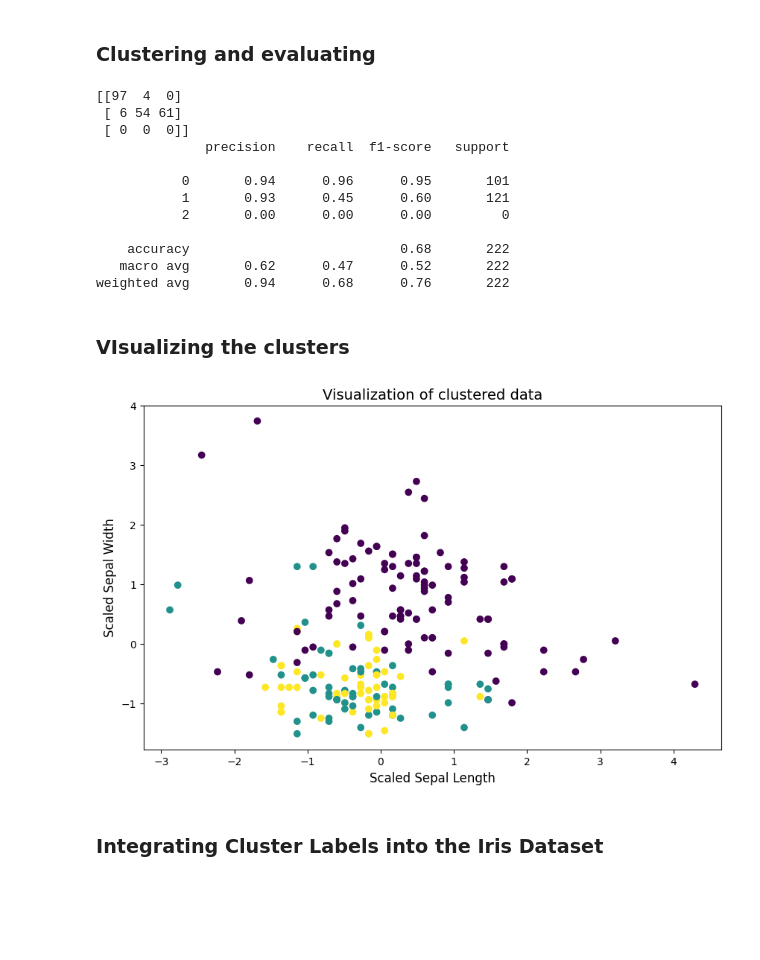
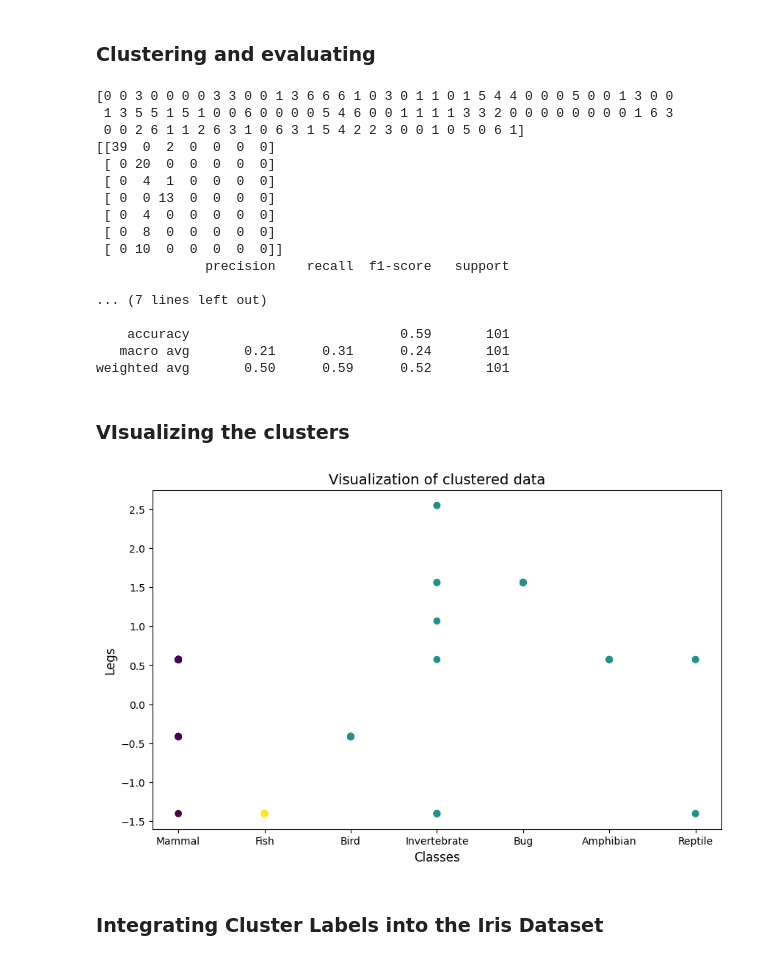
Before and after one commit to L-Anjo/IA23_G03, a Jupyter notebook: Projeto 2/Proj02.ipynb, the cells around one changed output. Cells and saved outputs as stored; diff of their text form; code cells hidden in the pictures; blank space fills up the shorter version.

Commit message:
Clusters

```diff
--- a/Projeto 2/Proj02.ipynb
+++ b/Projeto 2/Proj02.ipynb
@@ -351,22 +258,24 @@ _ = tree.plot_tree(clf_model,
 # %%
 # Import datasets library
 from sklearn import datasets
-iris_file = pd.read_csv('./datasets/wineQuality.csv')
-iris = pd.DataFrame(iris_file)
+zoo_file = pd.read_csv('./datasets/zoo.csv')
+zooClass_file = pd.read_csv('./datasets/zooClass.csv')
+zoo = pd.DataFrame(zoo_file)
+zooClass = pd.DataFrame(zooClass_file)
 
 # Prepare the data
-house_feature_names = iris.columns.values.tolist()[1:]
-house_data = iris[house_feature_names]
-house_target = iris[iris.columns.values.tolist()[0]]
-house_target_names = list(set(house_target))
+zoo_feature_names = [col for col in zoo.columns if col != 'animal_name' and col != 'class_type']
+zoo_data = zoo[zoo_feature_names]
+zoo_feature_names2 = [col for col in zoo.columns if col != 'animal_name']
+zoo_data2 = zoo[zoo_feature_names2[16]]-1
 
 # Preliminary data exploration
-print(house_data.shape)     # Output: (150, 4)
-print(house_feature_names)  # Output: ['sepal length (cm)', ...]
-print(house_data[:13])
+print(zoo_data.shape)     # Output: (150, 4)
+print(zoo_feature_names)  # Output: ['sepal length (cm)', ...]
+
 
 # Preprocessing the data (standardize)
 scaler = StandardScaler()
-scaled_iris = scaler.fit_transform(house_data)
-print(scaled_iris[:13])
+scaled_zoo = scaler.fit_transform(zoo_data)
+print(scaled_zoo)
 # %% [output]
@@ -394,7 +301,7 @@ print(scaled_iris[:13])
 inertia = []
 for i in range(1, 11):
     kmeans = KMeans(n_clusters=i, random_state=42)
-    kmeans.fit(scaled_iris)
+    kmeans.fit(scaled_zoo)
     inertia.append(kmeans.inertia_)# Plot the elbow graph
 
 plt.figure(figsize=(10, 6))
@@ -410,44 +317,46 @@ plt.show()
 # %%
 # Assuming the elbow is at three clusters
 kmeans = KMeans(n_clusters=3, random_state=42)
-clusters = kmeans.fit_predict(scaled_iris)
+clusters = kmeans.fit_predict(scaled_zoo)
 
 # Evaluating
 # print(clusters)
-# Use LabelEncoder to convert string labels to numeric labels
-label_encoder = LabelEncoder()
-house_target_numeric = label_encoder.fit_transform(house_target)
 
 # Adjusting clusters
 adj_clusters = [(x + 2) %3 for x in clusters]
-
-print(confusion_matrix(house_target_numeric, adj_clusters))
-print(classification_report(house_target_numeric, adj_clusters))
+print(zoo_data2.values)
+print(confusion_matrix(zoo_data2.values, adj_clusters))
+print(classification_report(zoo_data2.values, adj_clusters))
 # %% [output]
-[[97  4  0]
- [ 6 54 61]
- [ 0  0  0]]
+[0 0 3 0 0 0 0 3 3 0 0 1 3 6 6 6 1 0 3 0 1 1 0 1 5 4 4 0 0 0 5 0 0 1 3 0 0
+ 1 3 5 5 1 5 1 0 0 6 0 0 0 0 5 4 6 0 0 1 1 1 1 3 3 2 0 0 0 0 0 0 0 0 1 6 3
+ 0 0 2 6 1 1 2 6 3 1 0 6 3 1 5 4 2 2 3 0 0 1 0 5 0 6 1]
+[[39  0  2  0  0  0  0]
+ [ 0 20  0  0  0  0  0]
+ [ 0  4  1  0  0  0  0]
+ [ 0  0 13  0  0  0  0]
+ [ 0  4  0  0  0  0  0]
+ [ 0  8  0  0  0  0  0]
+ [ 0 10  0  0  0  0  0]]
               precision    recall  f1-score   support
 
-           0       0.94      0.96      0.95       101
-           1       0.93      0.45      0.60       121
-           2       0.00      0.00      0.00         0
+... (7 lines left out)
 
-    accuracy                           0.68       222
-   macro avg       0.62      0.47      0.52       222
-weighted avg       0.94      0.68      0.76       222
+    accuracy                           0.59       101
+   macro avg       0.21      0.31      0.24       101
+weighted avg       0.50      0.59      0.52       101
 # %% [markdown]
 ### VIsualizing the clusters
 # %%
 # Choose two dimensions to plot (e.g., sepal length and width)
 plt.figure(figsize=(10, 6))
-plt.scatter(scaled_iris[:,0], scaled_iris[:,1], c=adj_clusters, cmap='viridis', marker='o')
+plt.scatter(zoo_data222,scaled_zoo[:,12], c=adj_clusters, cmap='viridis', marker='o')
 plt.title('Visualization of clustered data', fontsize=14)
-plt.xlabel('Scaled Sepal Length', fontsize=12)
-plt.ylabel('Scaled Sepal Width', fontsize=12)
+plt.xlabel('Classes', fontsize=12)
+plt.ylabel('Legs', fontsize=12)
 plt.show()
 # %% [output]
-[figure, old version]
+[figure, new version]
 # %% [markdown]
 ### Integrating Cluster Labels into the Iris Dataset
 # %%
```
Also changed, not shown: parts of 10 cells of this notebook, 2 other files.
